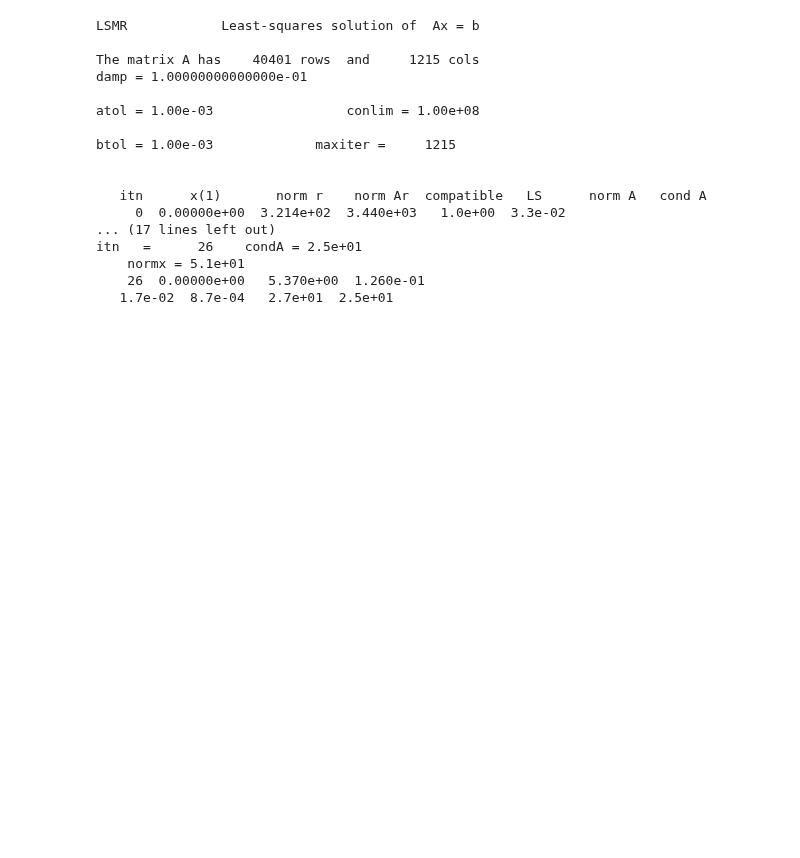
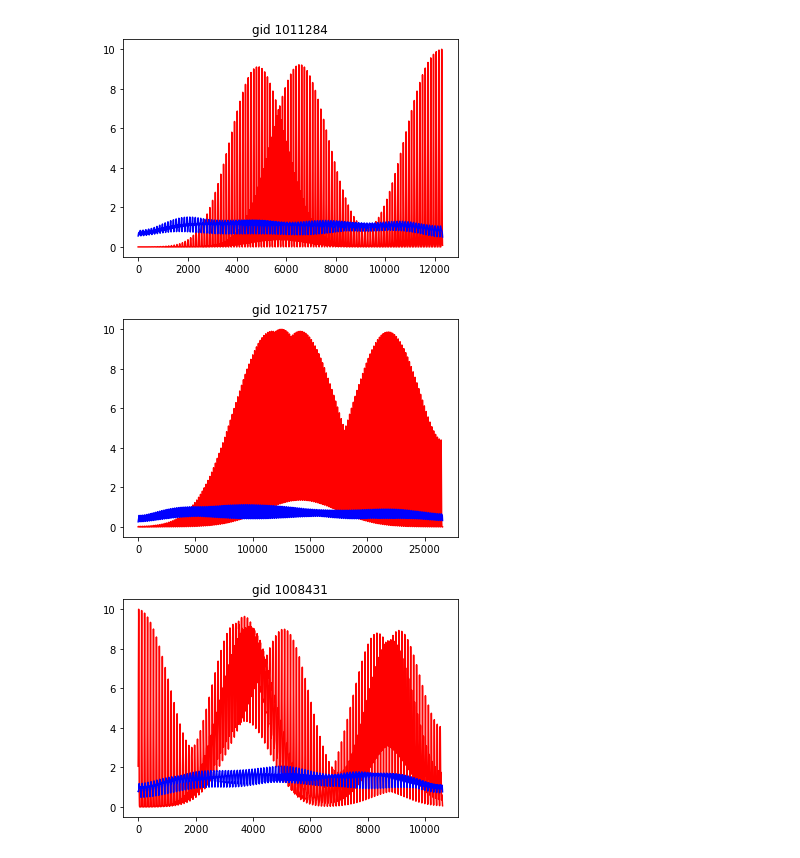
Before and after one commit to soltesz-lab/dentate, a Jupyter notebook: notebooks/Generation of Structured Weights.ipynb, the cells around one changed output. Drawn from its saved outputs; the diff is of its cells as text; code cells hidden in the pictures; blank space fills up the shorter version.

Commit message:
updates to P-R template and plotting

```diff
--- a/notebooks/Generation of Structured Weights.ipynb
+++ b/notebooks/Generation of Structured Weights.ipynb
@@ -311,32 +403,0 @@ if const_input_rate_map_dict is not None:
-# %%
-import matplotlib.pyplot as plt
-
-mean_initial_weight = np.mean(initial_weight_array)
-initial_background_map = np.dot(input_matrix, initial_weight_array) + \
-                         np.dot(const_input_matrix, const_weight_array)
-if np.mean(initial_background_map)<= 0.:
-   raise RuntimeError('generate_structured_delta_weights: initial weights must produce positive activation')
-
-mean_initial_background = np.mean(initial_background_map)
-scaled_background_map = initial_background_map / mean_initial_background
-scaled_background_map -= 1.
-# I don't think the min of target_map should be subtracted here. If a target map has nonzero background, we need
-# structured weights to provide that (e.g. very wide fields or multiple fields)
-# scaled_target_map = np.asarray(target_map.flat - np.min(target_map), dtype=np.float64)
-scaled_target_map = np.asarray(target_map.flat, dtype=np.float64)
-
-
-if np.max(scaled_target_map) > 0.:
-   target_map_scaling_factor = target_amplitude / np.max(target_map)
-   scaled_target_map = scaled_target_map.flat * target_map_scaling_factor
-flat_scaled_target_map = scaled_target_map.ravel()
-
-scaled_input_matrix = input_matrix / mean_initial_background
-scaled_const_input_matrix = const_input_matrix / mean_initial_background
-
-plt.figure()
-plt.plot(flat_scaled_target_map, c='r', alpha=0.25)
-plt.plot(scaled_background_map, c='b', alpha=0.25)
-# The activity of the inputs is designed to be uniform inside the arena. By adding an additional arena margin,
-# you are revealing a decrease in mean input activity at the margins. Perhaps the mean could be calculated only
-# within arena.
@@ -365,26 +404,15 @@ fig.tight_layout()
-# %%
-lsqr_target_map = scaled_target_map - scaled_background_map
-
-res = scipy.sparse.linalg.lsmr(scaled_input_matrix,
-                               lsqr_target_map,
-                               atol=optimize_tol, btol=optimize_tol,
-                               damp=0.1, show=True)
-lsqr_delta_weights = np.asarray(res[0], dtype=np.float32)
-# %% [output]
-LSMR            Least-squares solution of  Ax = b
-
-The matrix A has    40401 rows  and     1215 cols
-damp = 1.00000000000000e-01
-
-atol = 1.00e-03                 conlim = 1.00e+08
-
-btol = 1.00e-03             maxiter =     1215
-
-
-   itn      x(1)       norm r    norm Ar  compatible   LS      norm A   cond A
-     0  0.00000e+00  3.214e+02  3.440e+03   1.0e+00  3.3e-02
-... (17 lines left out)
-itn   =      26    condA = 2.5e+01
-    normx = 5.1e+01
-    26  0.00000e+00   5.370e+00  1.260e-01
-   1.7e-02  8.7e-04   2.7e+01  2.5e+01
+# %%
+scaled_maps_dict = { gid: get_scaled_input_maps (target_amplitude, structured_weights_dict, gid)
+                   for gid, structured_weights in structured_weights_dict.items() }
+
+for gid, scaled_maps in scaled_maps_dict.items():
+    plt.figure()
+    plt.title(f"gid {gid}")
+    scaled_target_map = scaled_maps['scaled_target_map']
+    scaled_initial_map = scaled_maps['scaled_initial_map']
+    plt.plot(scaled_target_map, c='r')
+    plt.plot(scaled_initial_map, c='b')
+# %% [output]
+[figure, added]
+[figure, added]
+[figure, added]
```
Also changed, not shown: parts of 25 cells of this notebook, 13 other files.
